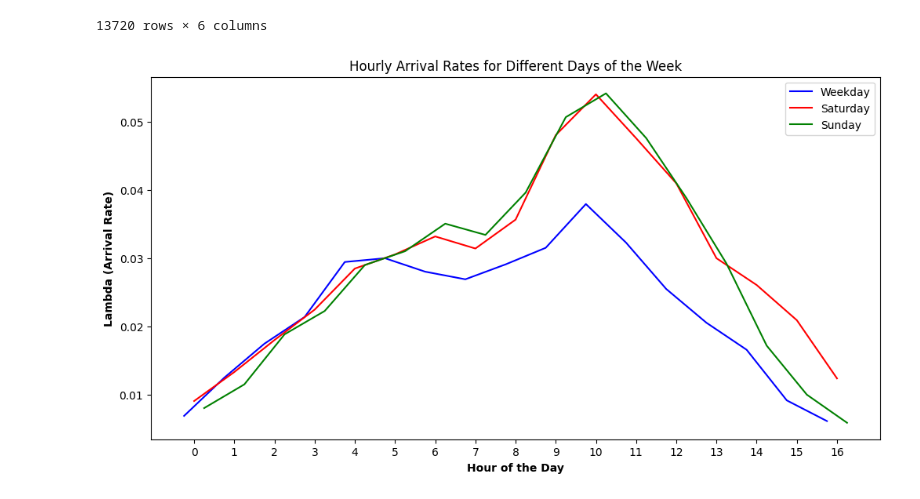
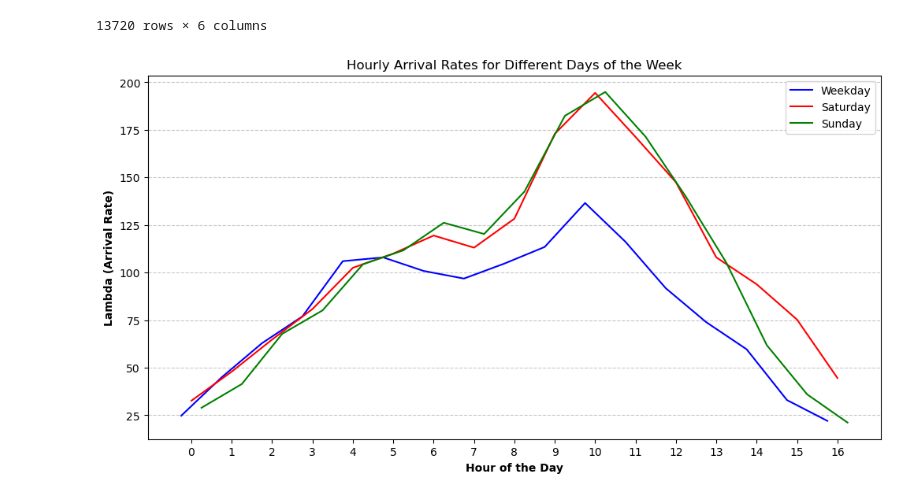
Before and after one commit to nandob7/ASM-Case2, a Jupyter notebook: case2.ipynb, the cells around one changed output. Drawn from its saved outputs; the diff is of its cells as text; code cells hidden in the pictures.

Commit message:
hourly arrival rate plot

```diff
--- a/case2.ipynb
+++ b/case2.ipynb
@@ -126,8 +127,6 @@ weekday
 | 13719 | 10 | Weekday | 0 days 00:55:14 | 0 days 16:55:14 | 18.0 | 16 |
 13720 rows × 6 columns
 # %%
-import matplotlib.pyplot as plt
-
 # Convert the dictionaries to DataFrames
 df_weekday = pd.DataFrame(list(lambdas_weekday.items()), columns=['Hour', 'Lambda'])
 df_saturday = pd.DataFrame(list(lambdas_saturday.items()), columns=['Hour', 'Lambda'])
@@ -138,36 +137,41 @@ hours = sorted(set(df_weekday['Hour']) | set(df_saturday['Hour']) | set(df_sunda
 df_weekday = df_weekday.set_index('Hour').reindex(hours).reset_index()
 df_saturday = df_saturday.set_index('Hour').reindex(hours).reset_index()
 df_sunday = df_sunday.set_index('Hour').reindex(hours).reset_index()
+
+df_weekday['Lambda'] = df_weekday['Lambda']*60*60
+df_saturday['Lambda'] = df_saturday['Lambda']*60*60
+df_sunday['Lambda'] = df_sunday['Lambda']*60*60
 
 # Setting up the bar width
 bar_width = 0.25
 
 # Setting the position of the bars
 r1 = np.arange(len(hours))
 r2 = [x + bar_width for x in r1]
 r3 = [x + bar_width for x in r2]
 
 # Creating the bar chart
 plt.figure(figsize=(12, 6))
 plt.plot(r1, df_weekday['Lambda'], color='b', label='Weekday')
 plt.xlabel('Hour of the Day', fontweight='bold')
 plt.ylabel('Lambda (Arrival Rate)', fontweight='bold')
 plt.xticks([r + bar_width for r in range(len(hours))], hours)
 plt.title('Hourly Arrival Rates for Different Days of the Week')
 
 plt.plot(r2, df_saturday['Lambda'], color='r', label='Saturday')
 plt.xlabel('Hour of the Day', fontweight='bold')
 plt.ylabel('Lambda (Arrival Rate)', fontweight='bold')
 plt.xticks([r + bar_width for r in range(len(hours))], hours)
 plt.title('Hourly Arrival Rates for Different Days of the Week')
 
 plt.plot(r3, df_sunday['Lambda'], color='g', label='Sunday')
 plt.xlabel('Hour of the Day', fontweight='bold')
 plt.ylabel('Lambda (Arrival Rate)', fontweight='bold')
 plt.xticks([r + bar_width for r in range(len(hours))], hours)
 plt.title('Hourly Arrival Rates for Different Days of the Week')
+plt.grid(axis='y', linestyle='--', alpha=0.7)
 plt.legend()
 plt.show()
 # %% [output]
-[figure, old version]
+[figure, new version]
 # %%
```
Also changed, not shown: parts of 3 cells of this notebook.
